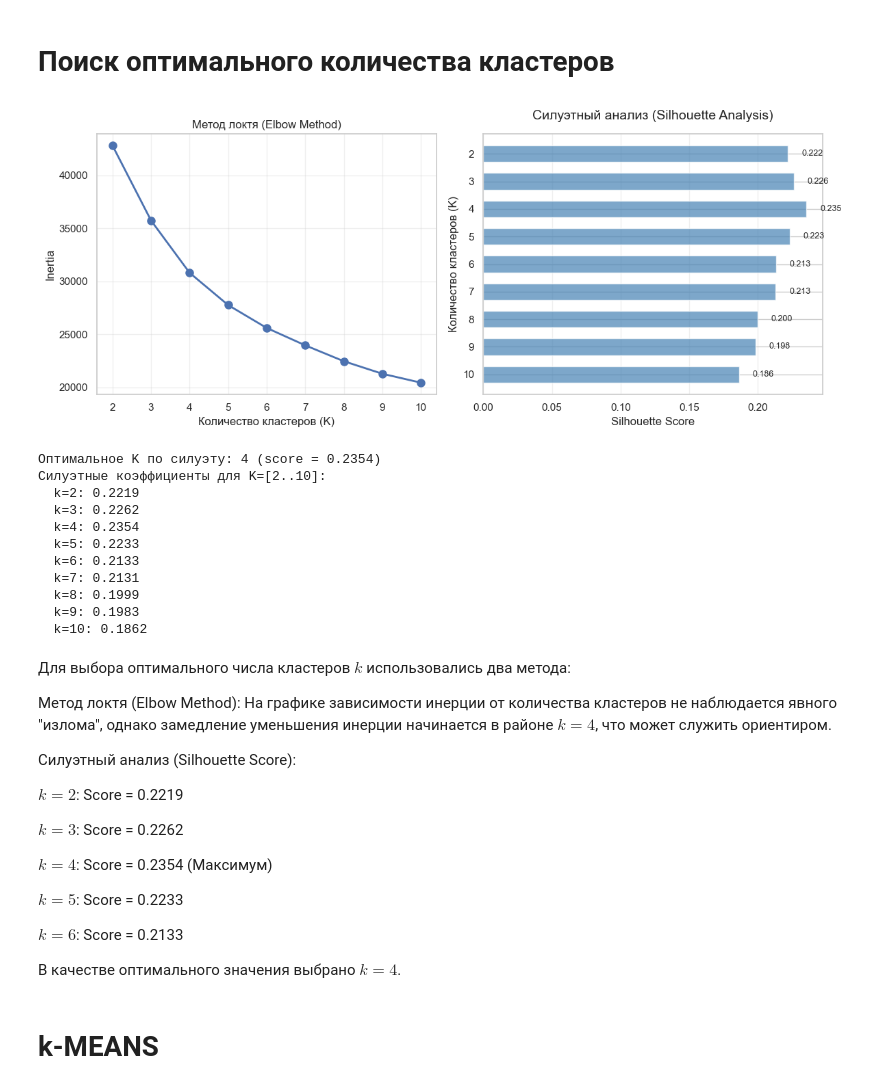
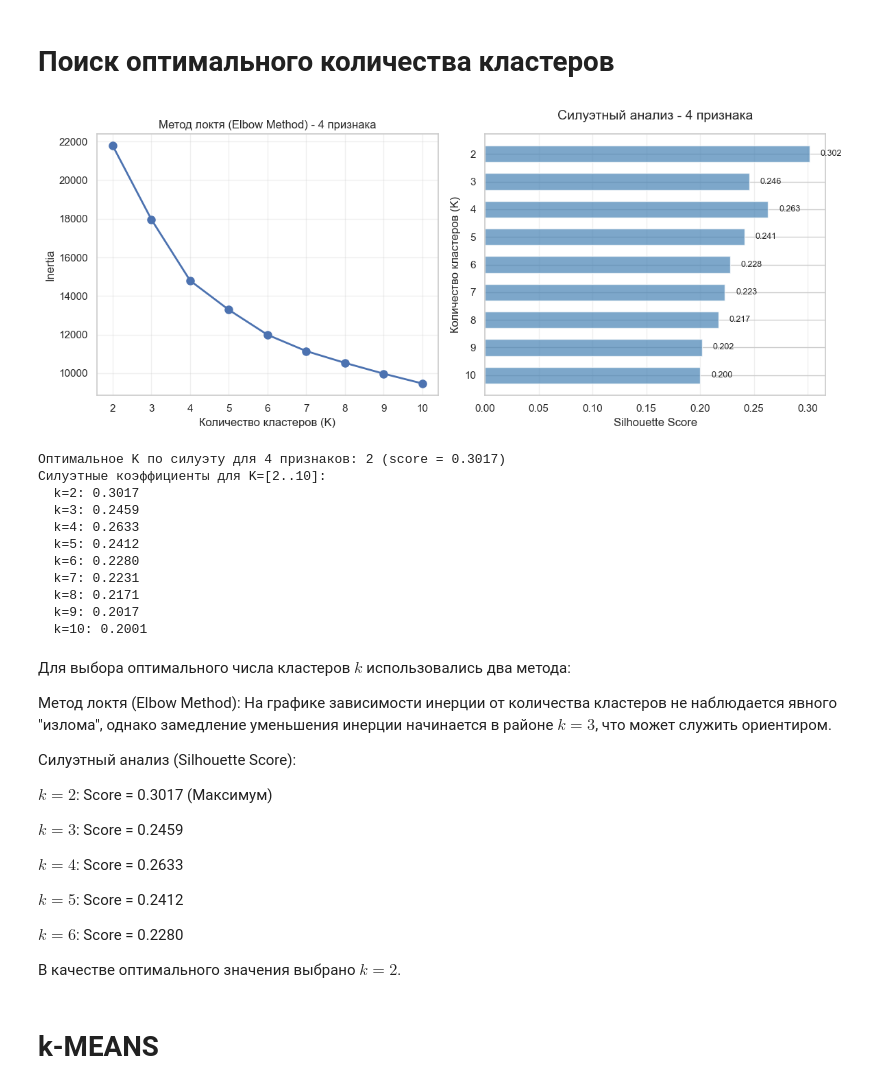
Before and after one commit to anlu4k/LAB4, a Jupyter notebook: lab4.ipynb, the cells around one changed output. Drawn from its saved outputs; the diff is of its cells as text; code cells hidden in the pictures.

```diff
--- a/lab4.ipynb
+++ b/lab4.ipynb
@@ -199,4 +239,8 @@ else:
 # %%
+informative_features = ['Sweetness', 'Softness', 'Weight', 'Size']
 scaler = StandardScaler()
 df_scaled = scaler.fit_transform(df)
 df_scaled = pd.DataFrame(df_scaled, columns=df.columns)
+X = df_scaled[informative_features].values
+print(f"Размер X для кластеризации: {X.shape}")
+print(f"Используемые признаки: {informative_features}")
@@ -221,8 +287,6 @@ plt.show()
 # %% [markdown]
 # Поиск оптимального количества кластеров
 # %%
-X = df_scaled.values
-
 k_range = range(2, 11)
 inertias = []
 silhouette_scores = []
@@ -244,67 +308,68 @@ plt.figure(figsize=(12, 5))
 plt.subplot(1, 2, 1)
 plt.plot(k_range, inertias, 'bo-', linewidth=2, markersize=8)
 plt.xlabel('Количество кластеров (K)')
 plt.ylabel('Inertia')
-plt.title('Метод локтя (Elbow Method)')
+plt.title('Метод локтя (Elbow Method) - 4 признака')
 plt.grid(True, alpha=0.3)
 plt.xticks(k_range)
 
 plt.subplot(1, 2, 2)
 bars = plt.barh(k_range, silhouette_scores, color='steelblue', alpha=0.7, height=0.6)
 plt.xlabel('Silhouette Score')
 plt.ylabel('Количество кластеров (K)')
-plt.title('Силуэтный анализ (Silhouette Analysis)', fontsize=14, pad=15)
+plt.title('Силуэтный анализ - 4 признака', fontsize=14, pad=15)
 plt.yticks(k_range)
 plt.grid(True, alpha=0.3, axis='x')
 plt.gca().invert_yaxis()
 
 for bar, score in zip(bars, silhouette_scores):
     width = bar.get_width()
     plt.text(width + 0.01, bar.get_y() + bar.get_height()/2,
              f'{score:.3f}', ha='left', va='center', fontsize=9)
 
 plt.tight_layout()
 plt.show()
 
+# Определение оптимального K
 best_k = k_range[np.argmax(silhouette_scores)]
 best_score = max(silhouette_scores)
-print(f"Оптимальное K по силуэту: {best_k} (score = {best_score:.4f})")
+print(f"Оптимальное K по силуэту для 4 признаков: {best_k} (score = {best_score:.4f})")
 print(f"Силуэтные коэффициенты для K=[2..10]:")
 for k, score in zip(k_range, silhouette_scores):
     print(f"  k={k}: {score:.4f}")
 
-OPTIMAL_K = 4
+OPTIMAL_K = best_k  # Используем оптимальное K, найденное по силуэту
 # %% [output]
-[figure, old version]
+[figure, new version]
-Оптимальное K по силуэту: 4 (score = 0.2354)
+Оптимальное K по силуэту для 4 признаков: 2 (score = 0.3017)
 Силуэтные коэффициенты для K=[2..10]:
-  k=2: 0.2219
-  k=3: 0.2262
-  k=4: 0.2354
-  k=5: 0.2233
-  k=6: 0.2133
-  k=7: 0.2131
-  k=8: 0.1999
-  k=9: 0.1983
-  k=10: 0.1862
+  k=2: 0.3017
+  k=3: 0.2459
+  k=4: 0.2633
+  k=5: 0.2412
+  k=6: 0.2280
+  k=7: 0.2231
+  k=8: 0.2171
+  k=9: 0.2017
+  k=10: 0.2001
 # %% [markdown]
 Для выбора оптимального числа кластеров $k$ использовались два метода:
 
-Метод локтя (Elbow Method): На графике зависимости инерции от количества кластеров не наблюдается явного "излома", однако замедление уменьшения инерции начинается в районе $k=4$, что может служить ориентиром.
+Метод локтя (Elbow Method): На графике зависимости инерции от количества кластеров не наблюдается явного "излома", однако замедление уменьшения инерции начинается в районе $k=3$, что может служить ориентиром.
 
 Силуэтный анализ (Silhouette Score):
 
-$k=2$: Score = 0.2219
+$k=2$: Score = 0.3017 (Максимум)
 
-$k=3$: Score = 0.2262
+$k=3$: Score = 0.2459
 
-$k=4$: Score = 0.2354 (Максимум)
+$k=4$: Score = 0.2633
 
-$k=5$: Score = 0.2233
+$k=5$: Score = 0.2412
 
-$k=6$: Score = 0.2133
+$k=6$: Score = 0.2280
 
-В качестве оптимального значения выбрано $k=4$.
+В качестве оптимального значения выбрано $k=2$.
 # %% [markdown]
 # k-MEANS
 # %%
```
Also changed, not shown: parts of 26 cells of this notebook.
